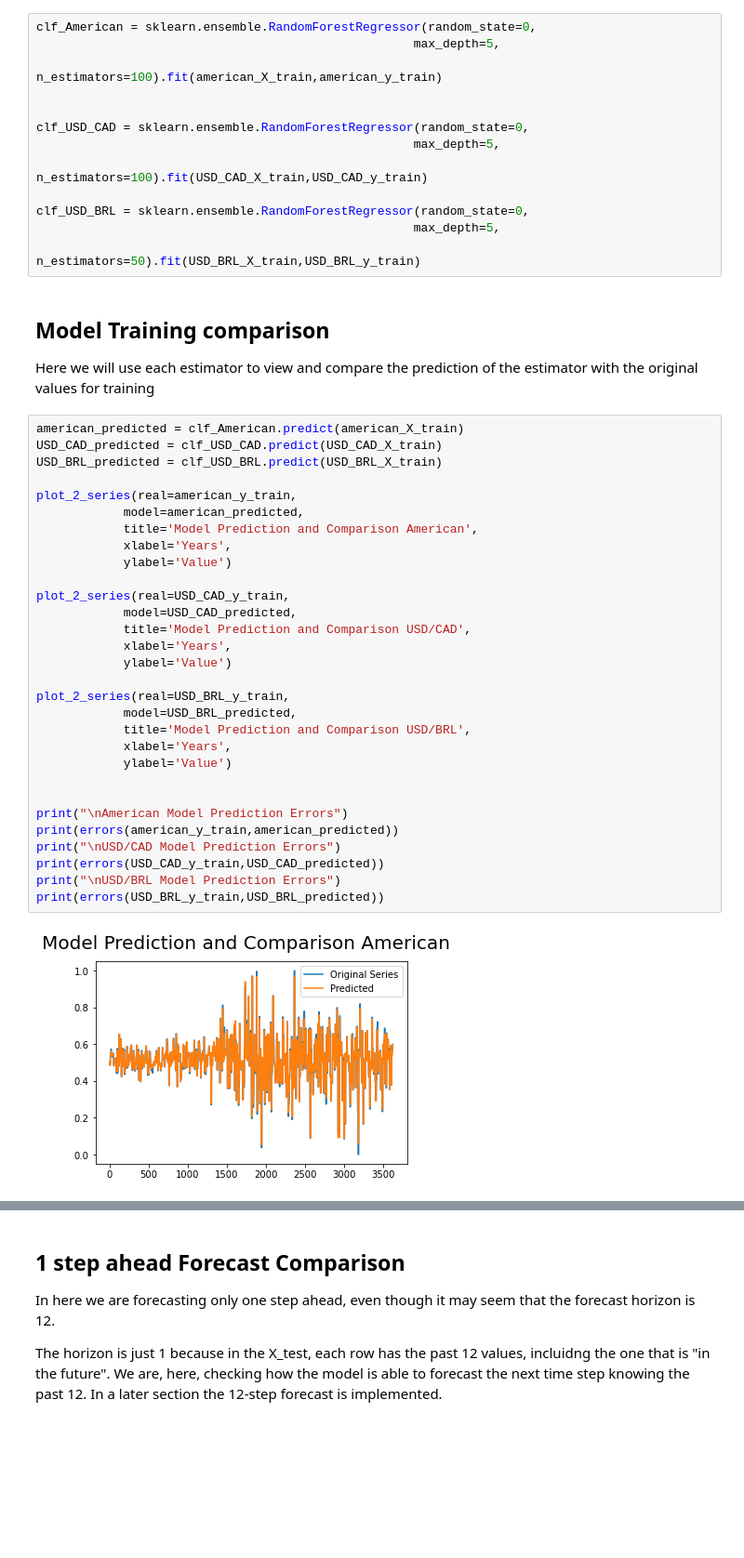
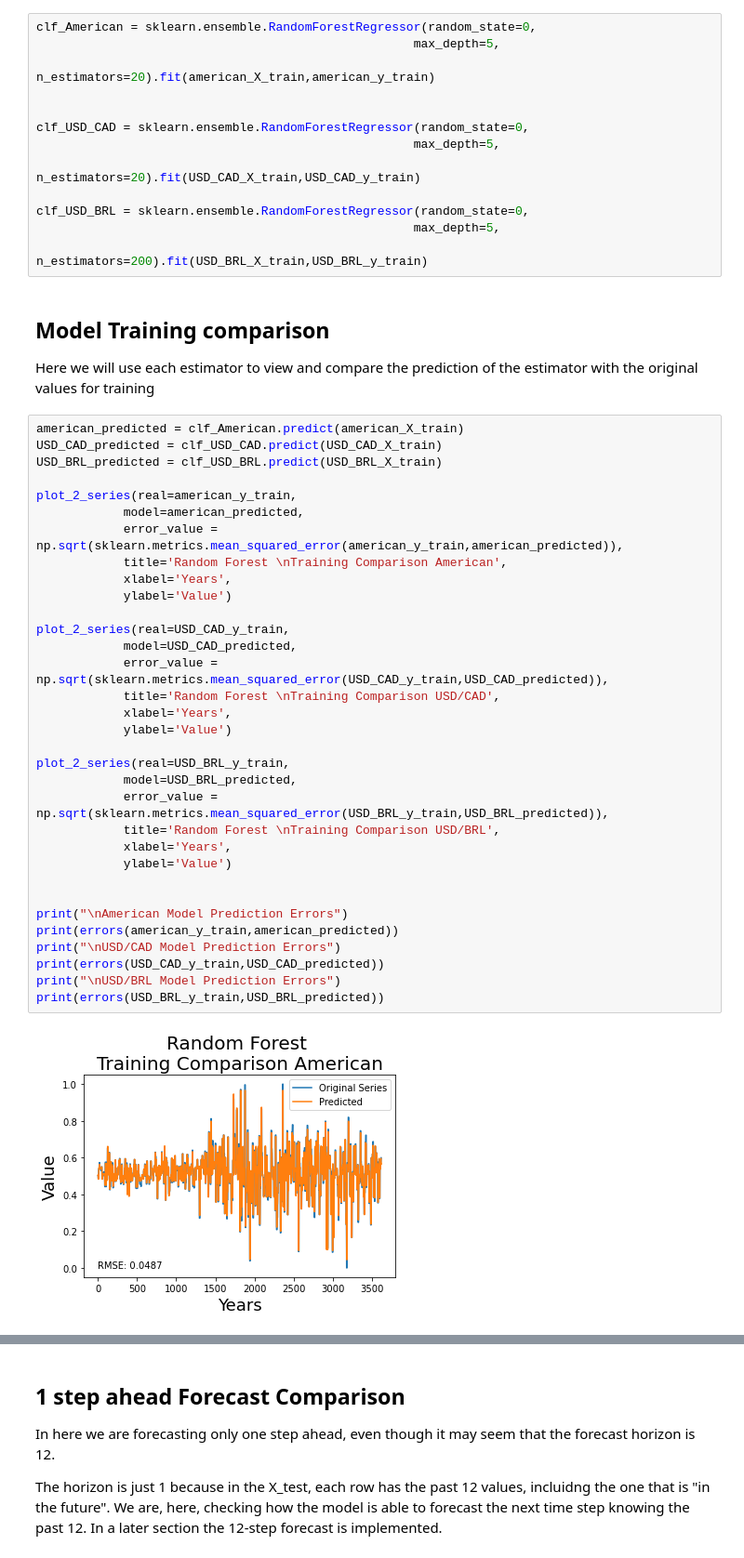
Before and after one commit to MathNog/COMP432-Project, a Jupyter notebook: code/RandomForest.ipynb, the cells around one changed output, grey strips where cells are left out. Shown at 93% size. Saved outputs shown, nothing was run; the diff lists cells and outputs as text; blank space fills up the shorter version.

```diff
--- a/code/RandomForest.ipynb
+++ b/code/RandomForest.ipynb
@@ -270,16 +266,16 @@ Training Accuracy USD/BRL 0.8565599596239974
 # %%
 clf_American = sklearn.ensemble.RandomForestRegressor(random_state=0,
                                                     max_depth=5,
-                                                    n_estimators=100).fit(american_X_train,american_y_train)
+                                                    n_estimators=20).fit(american_X_train,american_y_train)
 
 
 clf_USD_CAD = sklearn.ensemble.RandomForestRegressor(random_state=0,
                                                     max_depth=5,
-                                                    n_estimators=100).fit(USD_CAD_X_train,USD_CAD_y_train)
+                                                    n_estimators=20).fit(USD_CAD_X_train,USD_CAD_y_train)
 
 clf_USD_BRL = sklearn.ensemble.RandomForestRegressor(random_state=0,
                                                     max_depth=5,
-                                                    n_estimators=50).fit(USD_BRL_X_train,USD_BRL_y_train)
+                                                    n_estimators=200).fit(USD_BRL_X_train,USD_BRL_y_train)
 # %% [markdown]
 ## Model Training comparison
 
@@ -287,32 +283,35 @@ Here we will use each estimator to view and compare the prediction of the estima
 # %%
 american_predicted = clf_American.predict(american_X_train)
 USD_CAD_predicted = clf_USD_CAD.predict(USD_CAD_X_train)
 USD_BRL_predicted = clf_USD_BRL.predict(USD_BRL_X_train)
 
 plot_2_series(real=american_y_train,
             model=american_predicted,
-            title='Model Prediction and Comparison American',
+            error_value = np.sqrt(sklearn.metrics.mean_squared_error(american_y_train,american_predicted)),
+            title='Random Forest \nTraining Comparison American',
             xlabel='Years',
             ylabel='Value')
 
 plot_2_series(real=USD_CAD_y_train,
             model=USD_CAD_predicted,
-            title='Model Prediction and Comparison USD/CAD',
+            error_value = np.sqrt(sklearn.metrics.mean_squared_error(USD_CAD_y_train,USD_CAD_predicted)),
+            title='Random Forest \nTraining Comparison USD/CAD',
             xlabel='Years',
             ylabel='Value')
 
 plot_2_series(real=USD_BRL_y_train,
             model=USD_BRL_predicted,
-            title='Model Prediction and Comparison USD/BRL',
+            error_value = np.sqrt(sklearn.metrics.mean_squared_error(USD_BRL_y_train,USD_BRL_predicted)),
+            title='Random Forest \nTraining Comparison USD/BRL',
             xlabel='Years',
             ylabel='Value')
 
 
 print("\nAmerican Model Prediction Errors")
 print(errors(american_y_train,american_predicted))
 print("\nUSD/CAD Model Prediction Errors")
 print(errors(USD_CAD_y_train,USD_CAD_predicted))
 print("\nUSD/BRL Model Prediction Errors")
 print(errors(USD_BRL_y_train,USD_BRL_predicted))
 # %% [output]
-[figure, old version]
+[figure, new version]
```
Also changed, not shown: parts of 12 cells of this notebook, 4 other files.
